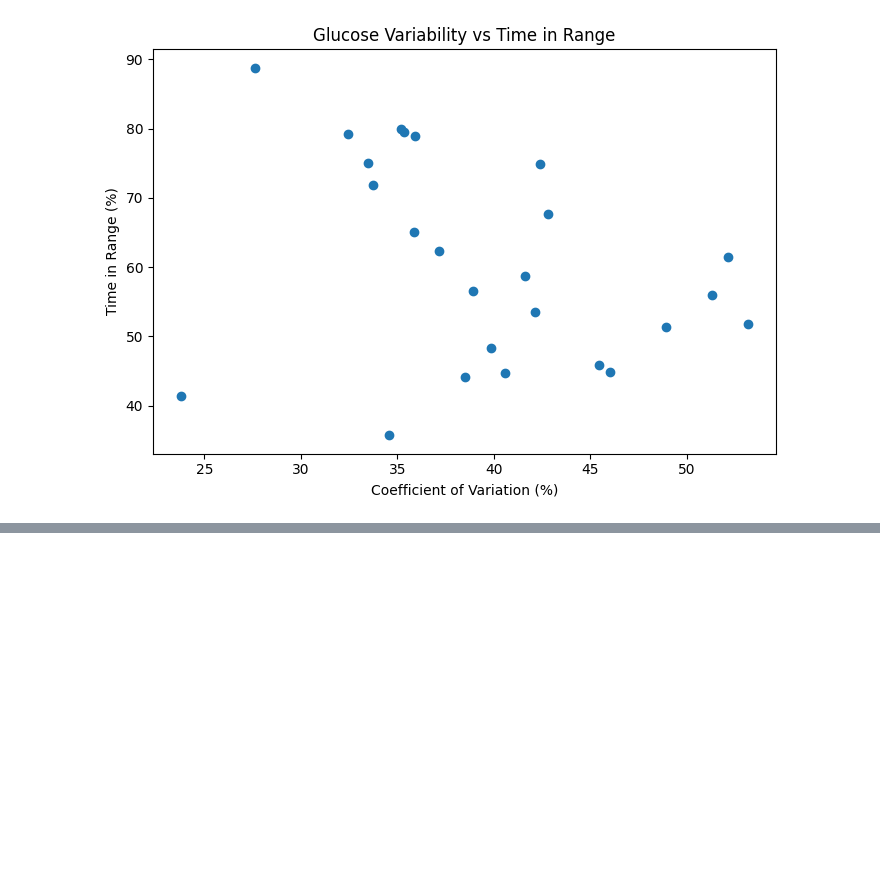
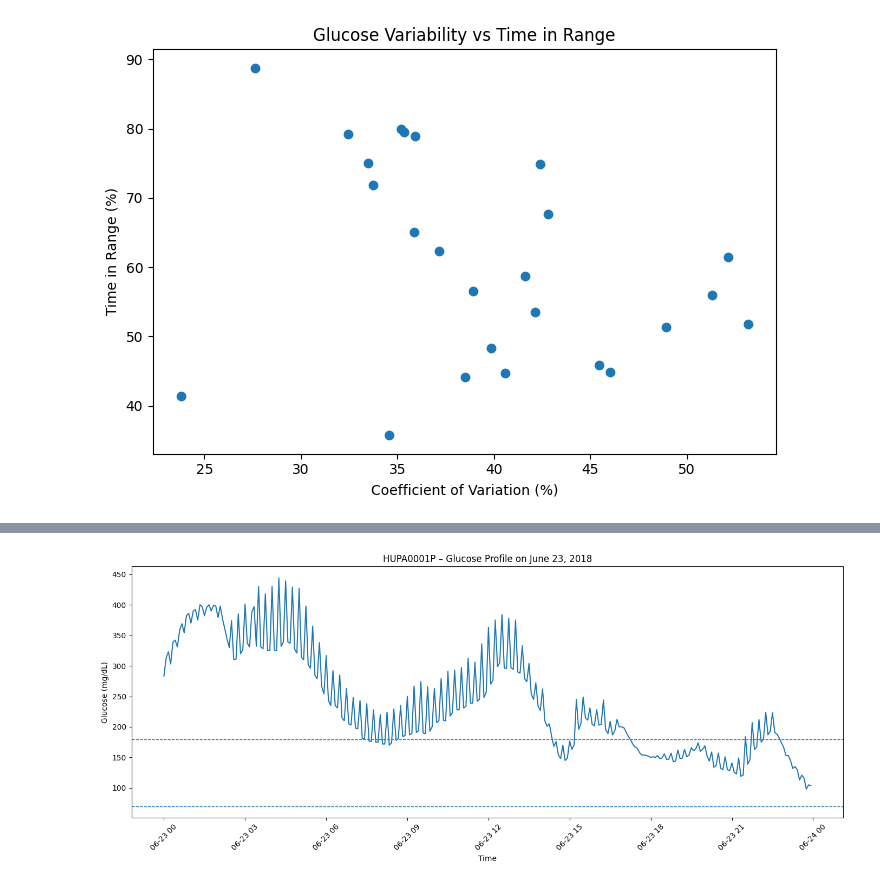
Before and after one commit to tharu0203/cgm-Analyzer, a Jupyter notebook: notebooks/cgm.analyser.ipynb, the cells around one changed output, grey strips where cells are left out. Drawn from its saved outputs; the diff is of its cells as text; code cells hidden in the pictures; blank space fills up the shorter version.

```diff
--- a/notebooks/cgm.analyser.ipynb
+++ b/notebooks/cgm.analyser.ipynb
@@ -634,0 +796,37 @@ r= -0.33 weak to moderate relationship. If glucose concentrations are above the
+# %%
+import pandas as pd
+import matplotlib.pyplot as plt
+
+# Make sure time is datetime
+patient["time"] = pd.to_datetime(patient["time"])
+
+# Select June 23, 2018
+june23 = patient[
+    patient["time"].dt.date == pd.Timestamp("2018-06-23").date()
+].copy()
+
+# Sort by time
+june23 = june23.sort_values("time")
+
+# Plot glucose over time
+plt.figure(figsize=(14, 6))
+
+plt.plot(
+    june23["time"],
+    june23["glucose"],
+    linewidth=1.5
+)
+
+# Reference lines for CGM ranges
+plt.axhline(70, linestyle="--", linewidth=1)
+plt.axhline(180, linestyle="--", linewidth=1)
+
+plt.xlabel("Time")
+plt.ylabel("Glucose (mg/dL)")
+plt.title("HUPA0001P – Glucose Profile on June 23, 2018")
+
+plt.xticks(rotation=45)
+plt.tight_layout()
+plt.show()
+# %% [output]
+[figure, added]
```
Also changed, not shown: parts of 37 cells of this notebook.
